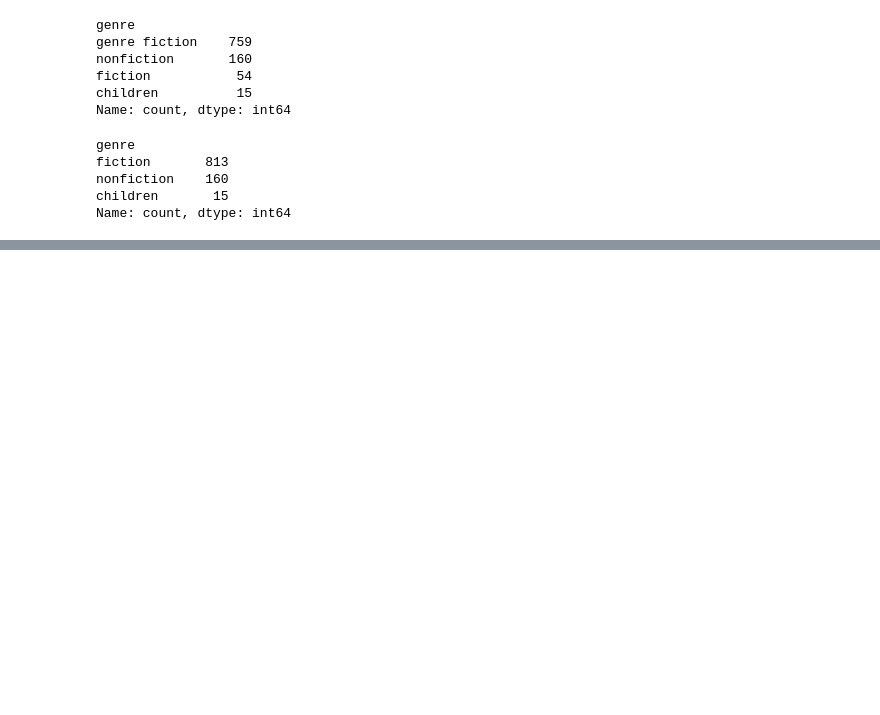
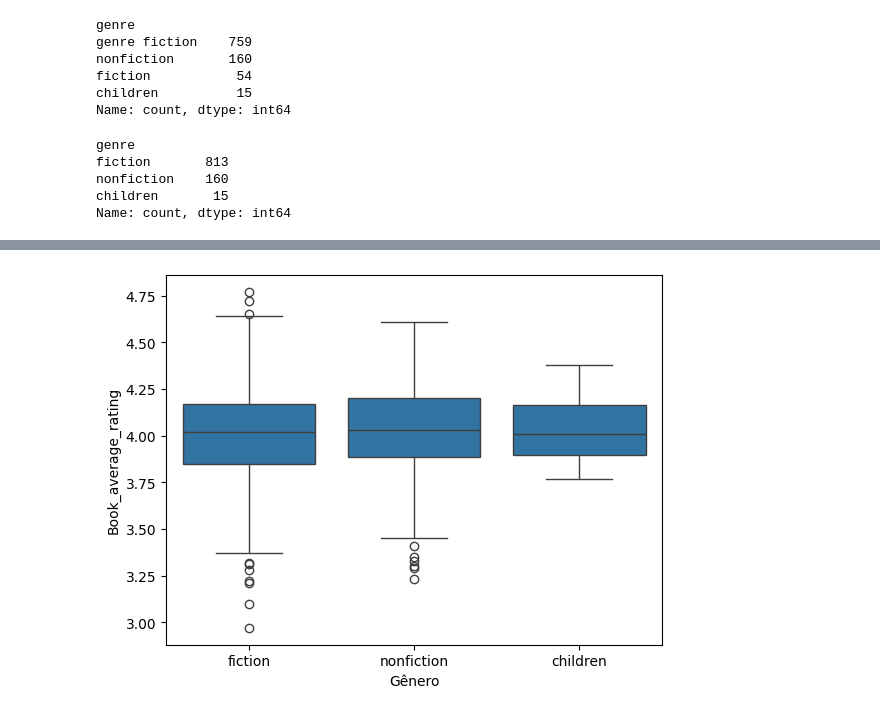
Before and after one commit to MarcioLuizBR/analiseDados_BookStore1, a Jupyter notebook: AnaliseBookStore.ipynb, the cells around one changed output, grey strips where cells are left out. Saved outputs shown, nothing was run; the diff lists cells and outputs as text; code cells hidden in the pictures; blank space fills up the shorter version.

```diff
--- a/AnaliseBookStore.ipynb
+++ b/AnaliseBookStore.ipynb
@@ -160,0 +187,5 @@ Name: count, dtype: int64
+# %%
+sns.boxplot(x="genre", y="Book_average_rating", data=df)
+plt.xlabel("Gênero");
+# %% [output]
+[figure, added]
```
Also changed, not shown: parts of 7 cells of this notebook.
